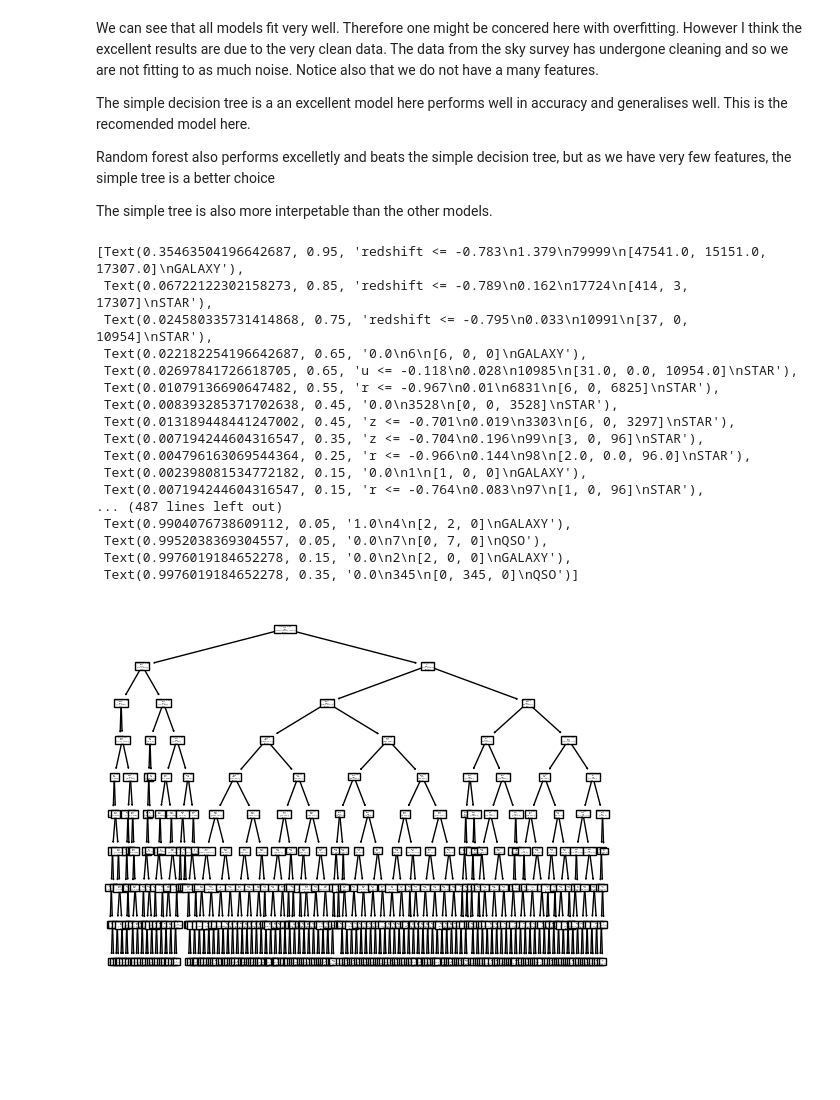
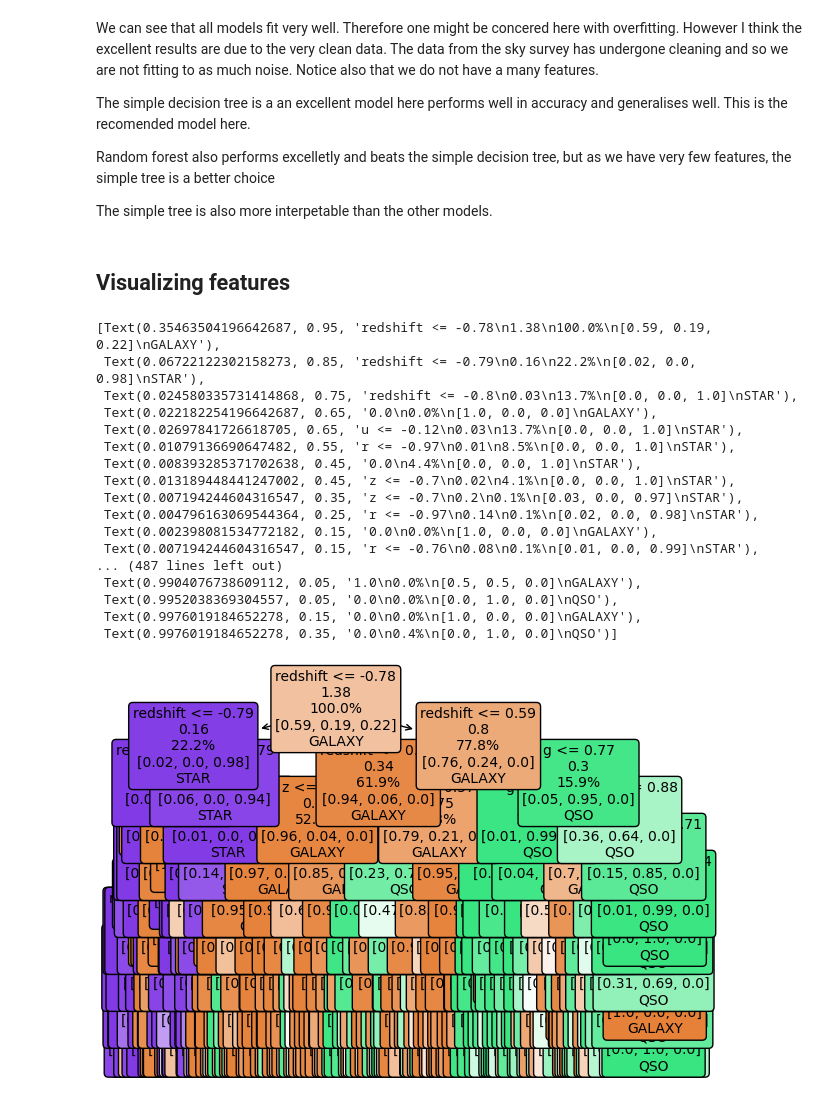
Before and after one commit to raghu-ml/imp-capstone-project, a Jupyter notebook: modelling.ipynb, the cells around one changed output. Cells and saved outputs as stored; diff of their text form; code cells hidden in the pictures; blank space fills up the shorter version.

Commit message:
model card

```diff
--- a/modelling.ipynb
+++ b/modelling.ipynb
@@ -317,25 +318,27 @@ The simple decision tree is a an excellent model here performs well in accuracy
 Random forest also performs excelletly and beats the simple decision tree, but as we have very few features, the simple tree is a better choice
 
 The simple tree is also more interpetable than the other models.
+# %% [markdown]
+## Visualizing features
 # %%
 from sklearn import tree
-tree.plot_tree(model_tree, feature_names=FEATURE_COLS, class_names=output_label, label='none', filled=True)
+tree.plot_tree(model_tree, feature_names=FEATURE_COLS, class_names=output_label, label='none', filled=True, rounded = True, proportion = True, precision = 2, fontsize=10)
 # %% [output]
-[Text(0.35463504196642687, 0.95, 'redshift <= -0.783\n1.379\n79999\n[47541.0, 15151.0, 17307.0]\nGALAXY'),
- Text(0.06722122302158273, 0.85, 'redshift <= -0.789\n0.162\n17724\n[414, 3, 17307]\nSTAR'),
- Text(0.024580335731414868, 0.75, 'redshift <= -0.795\n0.033\n10991\n[37, 0, 10954]\nSTAR'),
- Text(0.022182254196642687, 0.65, '0.0\n6\n[6, 0, 0]\nGALAXY'),
- Text(0.02697841726618705, 0.65, 'u <= -0.118\n0.028\n10985\n[31.0, 0.0, 10954.0]\nSTAR'),
- Text(0.01079136690647482, 0.55, 'r <= -0.967\n0.01\n6831\n[6, 0, 6825]\nSTAR'),
- Text(0.008393285371702638, 0.45, '0.0\n3528\n[0, 0, 3528]\nSTAR'),
- Text(0.013189448441247002, 0.45, 'z <= -0.701\n0.019\n3303\n[6, 0, 3297]\nSTAR'),
- Text(0.007194244604316547, 0.35, 'z <= -0.704\n0.196\n99\n[3, 0, 96]\nSTAR'),
- Text(0.004796163069544364, 0.25, 'r <= -0.966\n0.144\n98\n[2.0, 0.0, 96.0]\nSTAR'),
- Text(0.002398081534772182, 0.15, '0.0\n1\n[1, 0, 0]\nGALAXY'),
- Text(0.007194244604316547, 0.15, 'r <= -0.764\n0.083\n97\n[1, 0, 96]\nSTAR'),
+[Text(0.35463504196642687, 0.95, 'redshift <= -0.78\n1.38\n100.0%\n[0.59, 0.19, 0.22]\nGALAXY'),
+ Text(0.06722122302158273, 0.85, 'redshift <= -0.79\n0.16\n22.2%\n[0.02, 0.0, 0.98]\nSTAR'),
+ Text(0.024580335731414868, 0.75, 'redshift <= -0.8\n0.03\n13.7%\n[0.0, 0.0, 1.0]\nSTAR'),
+ Text(0.022182254196642687, 0.65, '0.0\n0.0%\n[1.0, 0.0, 0.0]\nGALAXY'),
+ Text(0.02697841726618705, 0.65, 'u <= -0.12\n0.03\n13.7%\n[0.0, 0.0, 1.0]\nSTAR'),
+ Text(0.01079136690647482, 0.55, 'r <= -0.97\n0.01\n8.5%\n[0.0, 0.0, 1.0]\nSTAR'),
+ Text(0.008393285371702638, 0.45, '0.0\n4.4%\n[0.0, 0.0, 1.0]\nSTAR'),
+ Text(0.013189448441247002, 0.45, 'z <= -0.7\n0.02\n4.1%\n[0.0, 0.0, 1.0]\nSTAR'),
+ Text(0.007194244604316547, 0.35, 'z <= -0.7\n0.2\n0.1%\n[0.03, 0.0, 0.97]\nSTAR'),
+ Text(0.004796163069544364, 0.25, 'r <= -0.97\n0.14\n0.1%\n[0.02, 0.0, 0.98]\nSTAR'),
+ Text(0.002398081534772182, 0.15, '0.0\n0.0%\n[1.0, 0.0, 0.0]\nGALAXY'),
+ Text(0.007194244604316547, 0.15, 'r <= -0.76\n0.08\n0.1%\n[0.01, 0.0, 0.99]\nSTAR'),
 ... (487 lines left out)
- Text(0.9904076738609112, 0.05, '1.0\n4\n[2, 2, 0]\nGALAXY'),
- Text(0.9952038369304557, 0.05, '0.0\n7\n[0, 7, 0]\nQSO'),
- Text(0.9976019184652278, 0.15, '0.0\n2\n[2, 0, 0]\nGALAXY'),
- Text(0.9976019184652278, 0.35, '0.0\n345\n[0, 345, 0]\nQSO')]
+ Text(0.9904076738609112, 0.05, '1.0\n0.0%\n[0.5, 0.5, 0.0]\nGALAXY'),
+ Text(0.9952038369304557, 0.05, '0.0\n0.0%\n[0.0, 1.0, 0.0]\nQSO'),
+ Text(0.9976019184652278, 0.15, '0.0\n0.0%\n[1.0, 0.0, 0.0]\nGALAXY'),
+ Text(0.9976019184652278, 0.35, '0.0\n0.4%\n[0.0, 1.0, 0.0]\nQSO')]
-[figure, old version]
+[figure, new version]
```
Also changed, not shown: parts of 13 cells of this notebook, 1 other file.
